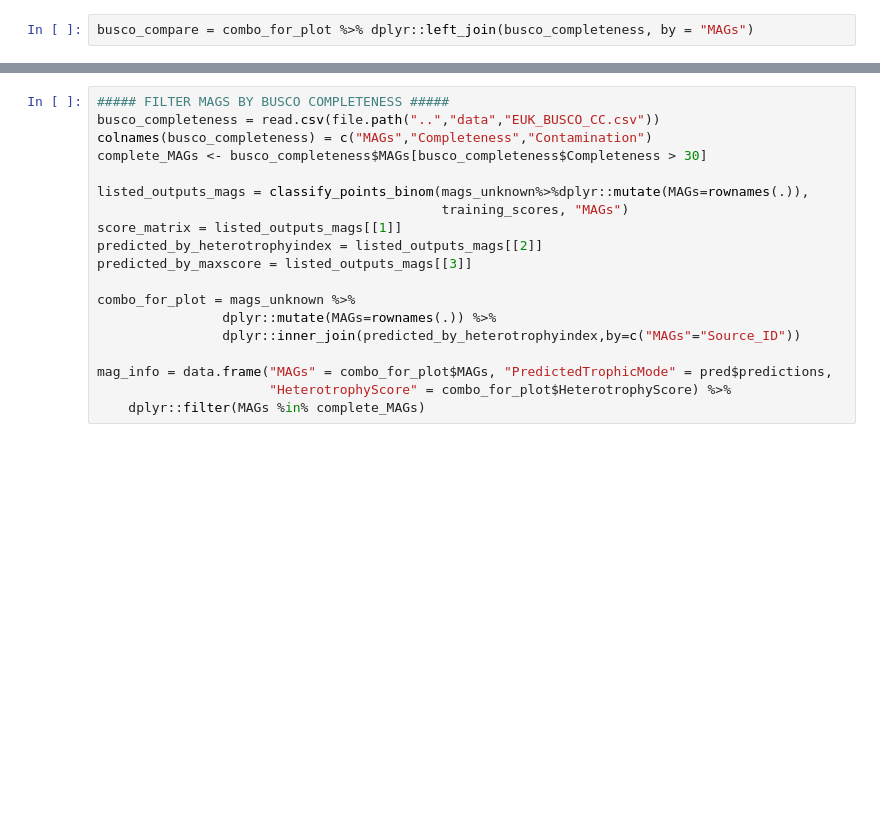
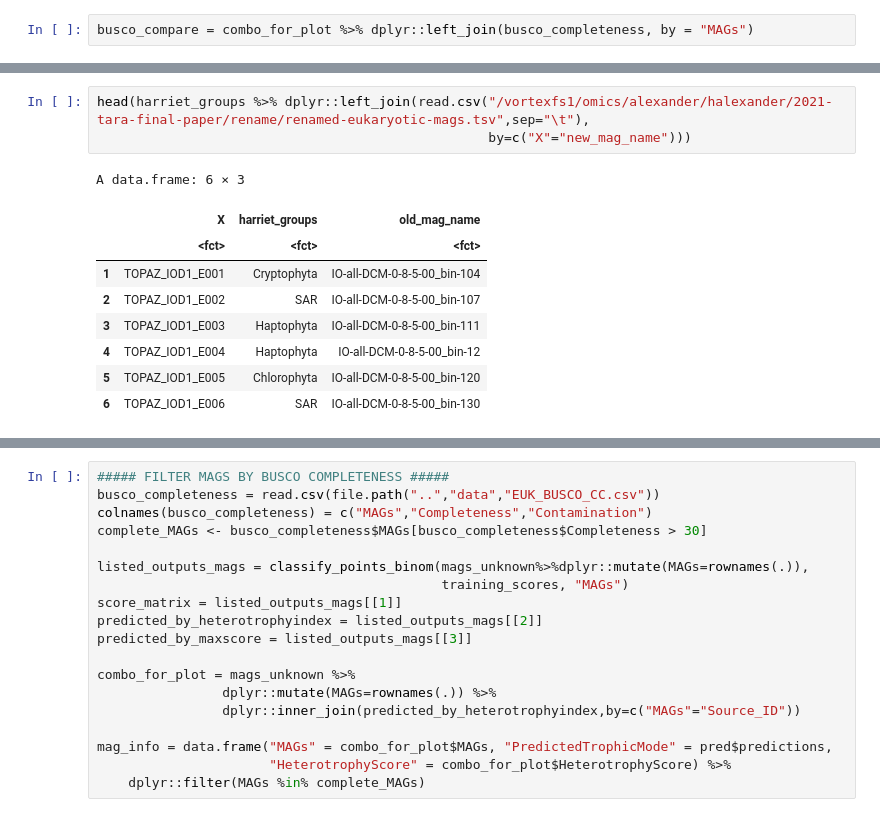
Before and after one commit to AlexanderLabWHOI/2021-TOPAZ-MAG-Figures, a Jupyter notebook: notebooks/trophic-mode-analysis.ipynb, the cells around one changed output, grey strips where cells are left out. Saved outputs shown, nothing was run; the diff lists cells and outputs as text; blank space fills up the shorter version.

```diff
--- a/notebooks/trophic-mode-analysis.ipynb
+++ b/notebooks/trophic-mode-analysis.ipynb
@@ -995,0 +985,13 @@ A data.frame: 6 × 12
+# %%
+head(harriet_groups %>% dplyr::left_join(read.csv("/vortexfs1/omics/alexander/halexander/2021-tara-final-paper/rename/renamed-eukaryotic-mags.tsv",sep="\t"),
+                                                  by=c("X"="new_mag_name")))
+# %% [output]
+A data.frame: 6 × 3
+|  | X | harriet_groups | old_mag_name |
+|  | <fct> | <fct> | <fct> |
+| 1 | TOPAZ_IOD1_E001 | Cryptophyta | IO-all-DCM-0-8-5-00_bin-104 |
+| 2 | TOPAZ_IOD1_E002 | SAR | IO-all-DCM-0-8-5-00_bin-107 |
+| 3 | TOPAZ_IOD1_E003 | Haptophyta | IO-all-DCM-0-8-5-00_bin-111 |
+| 4 | TOPAZ_IOD1_E004 | Haptophyta | IO-all-DCM-0-8-5-00_bin-12 |
+| 5 | TOPAZ_IOD1_E005 | Chlorophyta | IO-all-DCM-0-8-5-00_bin-120 |
+| 6 | TOPAZ_IOD1_E006 | SAR | IO-all-DCM-0-8-5-00_bin-130 |
```
Also changed, not shown: parts of 22 cells of this notebook, 5 other files.
